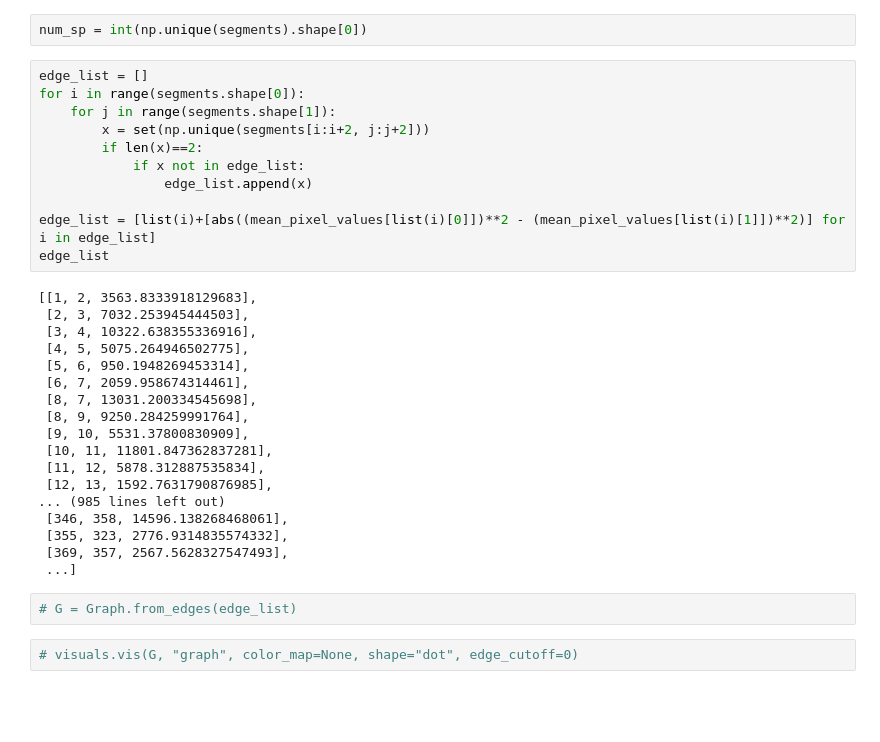
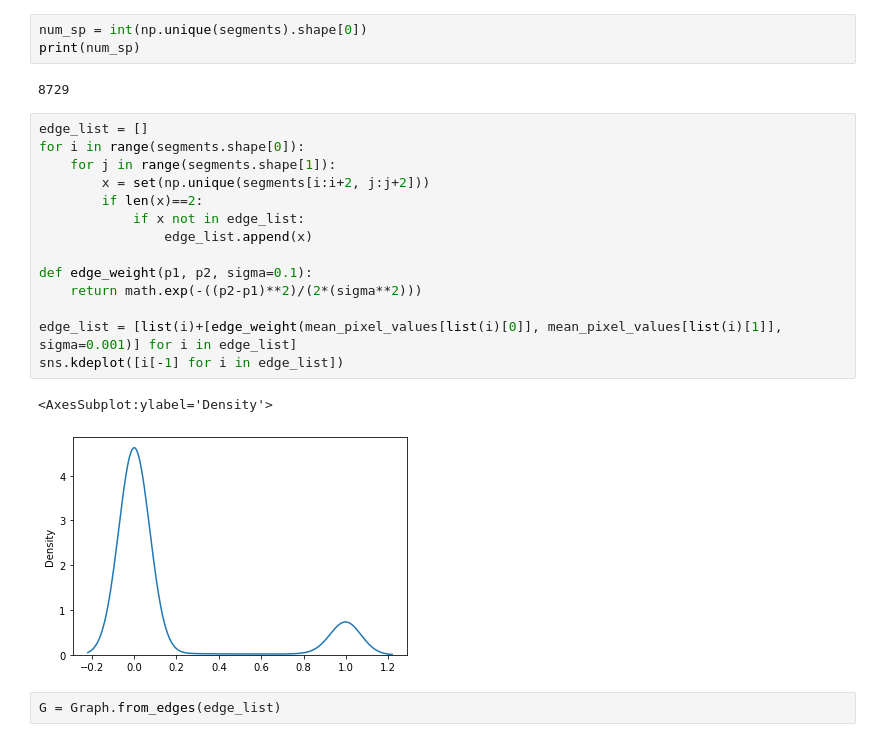
Before and after one commit to sriram98v/histology_segmentation, a Jupyter notebook: Untitled.ipynb, the cells around one changed output. Cells and saved outputs as stored; diff of their text form; blank space fills up the shorter version.

```diff
--- a/Untitled.ipynb
+++ b/Untitled.ipynb
@@ -58,35 +71,24 @@ mean_pixel_values
 # %%
 num_sp = int(np.unique(segments).shape[0])
+print(num_sp)
+# %% [output]
+8729
 # %%
 edge_list = []
 for i in range(segments.shape[0]):
     for j in range(segments.shape[1]):
         x = set(np.unique(segments[i:i+2, j:j+2]))
         if len(x)==2:
             if x not in edge_list:
                 edge_list.append(x)
 
-edge_list = [list(i)+[abs((mean_pixel_values[list(i)[0]])**2 - (mean_pixel_values[list(i)[1]])**2)] for i in edge_list]
-edge_list
+def edge_weight(p1, p2, sigma=0.1):
+    return math.exp(-((p2-p1)**2)/(2*(sigma**2)))
+
+edge_list = [list(i)+[edge_weight(mean_pixel_values[list(i)[0]], mean_pixel_values[list(i)[1]], sigma=0.001)] for i in edge_list]
+sns.kdeplot([i[-1] for i in edge_list])
 # %% [output]
-[[1, 2, 3563.8333918129683],
- [2, 3, 7032.253945444503],
- [3, 4, 10322.638355336916],
- [4, 5, 5075.264946502775],
- [5, 6, 950.1948269453314],
- [6, 7, 2059.958674314461],
- [8, 7, 13031.200334545698],
- [8, 9, 9250.284259991764],
- [9, 10, 5531.37800830909],
- [10, 11, 11801.847362837281],
- [11, 12, 5878.312887535834],
- [12, 13, 1592.7631790876985],
-... (985 lines left out)
- [346, 358, 14596.138268468061],
- [355, 323, 2776.9314835574332],
- [369, 357, 2567.5628327547493],
- ...]
+<AxesSubplot:ylabel='Density'>
+[figure, added]
 # %%
-# G = Graph.from_edges(edge_list)
+G = Graph.from_edges(edge_list)
-# %%
-# visuals.vis(G, "graph", color_map=None, shape="dot", edge_cutoff=0)
```
Also changed, not shown: parts of 14 cells of this notebook.
